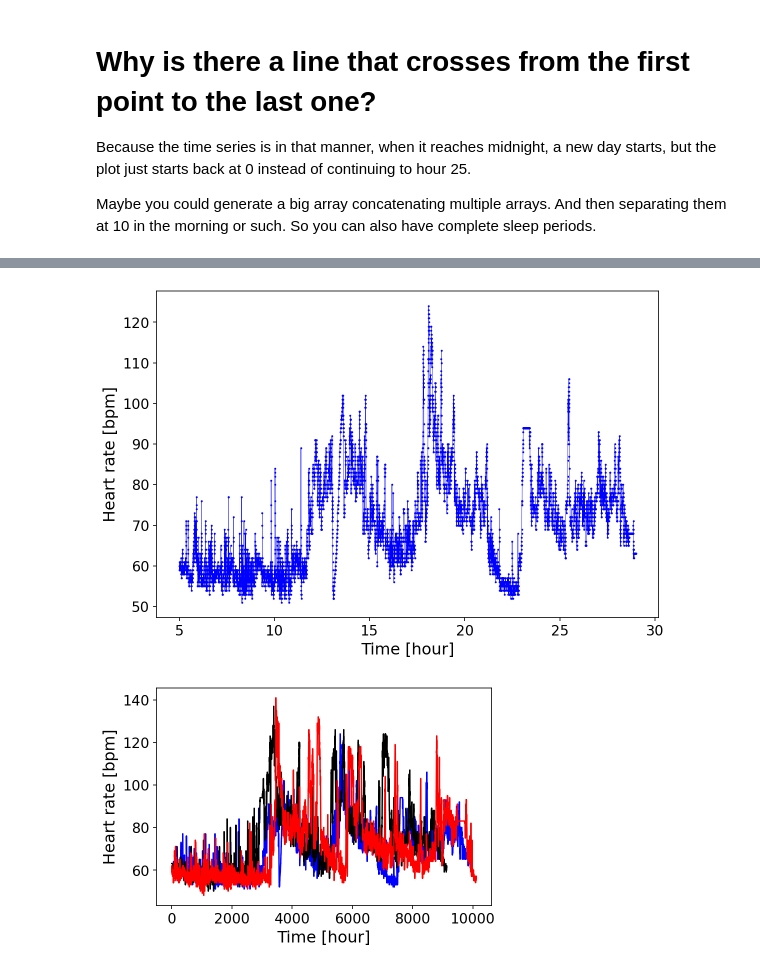
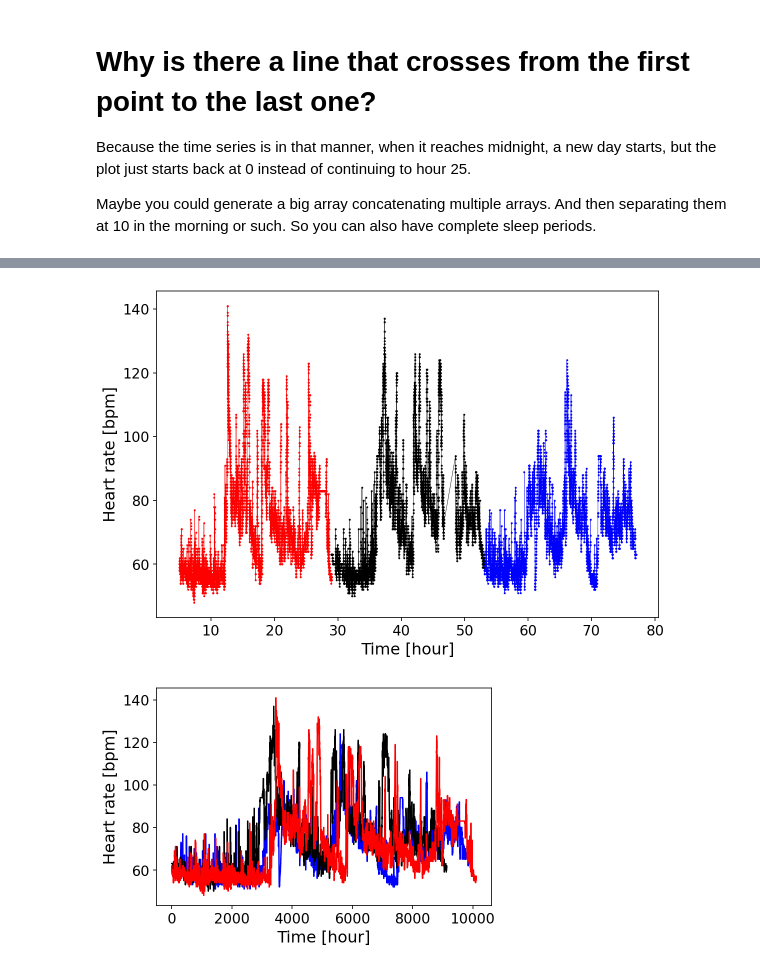
Before and after one commit to DanidelRio/Heart, a Jupyter notebook: json_analysis.ipynb, the cells around one changed output, grey strips where cells are left out. Drawn from its saved outputs; the diff is of its cells as text; code cells hidden in the pictures.

Commit message:
Object generation for simple recording access

```diff
--- a/json_analysis.ipynb
+++ b/json_analysis.ipynb
@@ -208,0 +187,23 @@ seconds_02_9, heart_frequency_02_9 = obtain_time_series("heart_rate-2021-09-02.j
+# %%
+# Object
+class Recording:
+  def __init__(self, variables):
+    # times, only_time, hms, seconds, heart_rate, means, stdevs
+    self.times = variables[0]
+    self.only_time = variables[1]
+    self.hms = variables[2]
+    self.seconds = variables[3]
+    self.heart_rate = variables[4]
+    self.means = variables[5]
+    self.stdevs = variables[6]
+
+#     self.mxs_indices = detecta_maximos_locales(timeECG, waveData)
+#     self.RR = R_intervals(timeECG[self.mxs_indices])
+#     self.timeRpeaks = timeECG[self.mxs_indices]
+# %%
+recordings = []
+
+for i in range(0, len(recordings_path)):
+    variables = obtain_data(recordings_path[i])
+    recordings.append(Recording(variables))
+    print("Finished recording ", i+1)
@@ -208,0 +250,6 @@ seconds_02_9, heart_frequency_02_9 = obtain_time_series("heart_rate-2021-09-02.j
+# %%
+# Good to know, we are handling data from two days. Not everything in this file corresponds to the day 8/31/2021
+
+# When does midnight occur for the different recordings
+for i in range(len(recordings)):
+    print(i, " ", np.argmin(recordings[i].seconds))
@@ -223,4 +292,7 @@ print(24*3600)
 # %%
-for i in range(len(seconds_31_8)):
-    if i > 7899:
-        seconds_31_8[i] = seconds_31_8[i] + 86400 # BEcause it actually corresponds to the next day
+# Correcting the number of seconds for midnight and restarting the number of seconds
+for recording_i in range(3):
+    for i in range(len(recordings[recording_i].seconds)):
+        if i > np.argmin(recordings[recording_i].seconds)-1: # Midnight
+            # BEcause it actually corresponds to the next day 24*3600 = 86400
+            recordings[recording_i].seconds[i] = recordings[recording_i].seconds[i] + 86400
@@ -229,11 +321,11 @@ shift = 24
 # %%
+couleur = ["b", "k", "r"]
 plt.figure(figsize= (9,6))
-plt.plot(seconds_31_8/3600, heart_frequency_31_8, c="b", marker=".", linewidth=0.4, markersize=2)
-# plt.plot(seconds_01_9/3600, heart_frequency_01_9, c="k")
-# plt.plot(seconds_02_9/3600, heart_frequency_02_9, c="r")
+for i in range(3):
+    plt.plot(recordings[i].seconds/3600, recordings[i].heart_rate, c=couleur[i], marker=".", linewidth=0.4, markersize=2)
 plt.xlabel("Time [hour]")
 plt.ylabel("Heart rate [bpm]")
 plt.show()
 # %% [output]
-[figure, old version]
+[figure, new version]
 # %%
```
Also changed, not shown: parts of 52 cells of this notebook.
